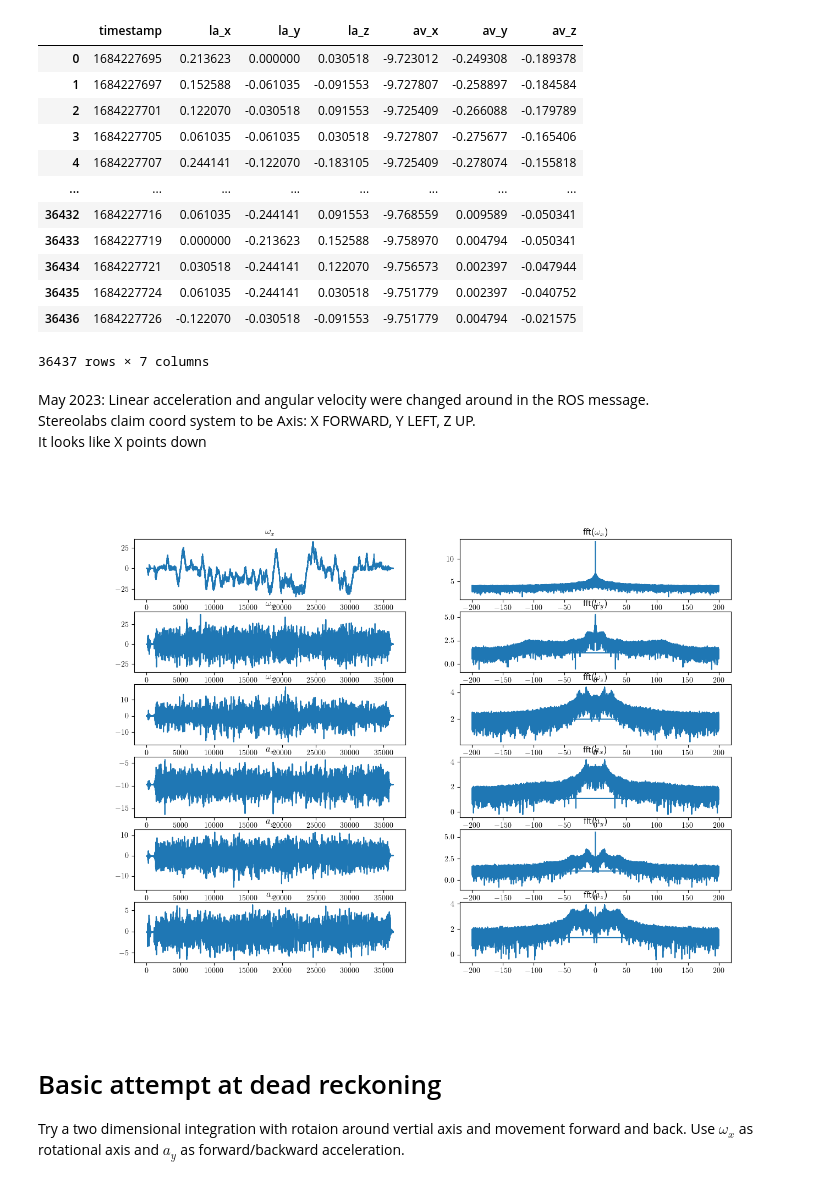
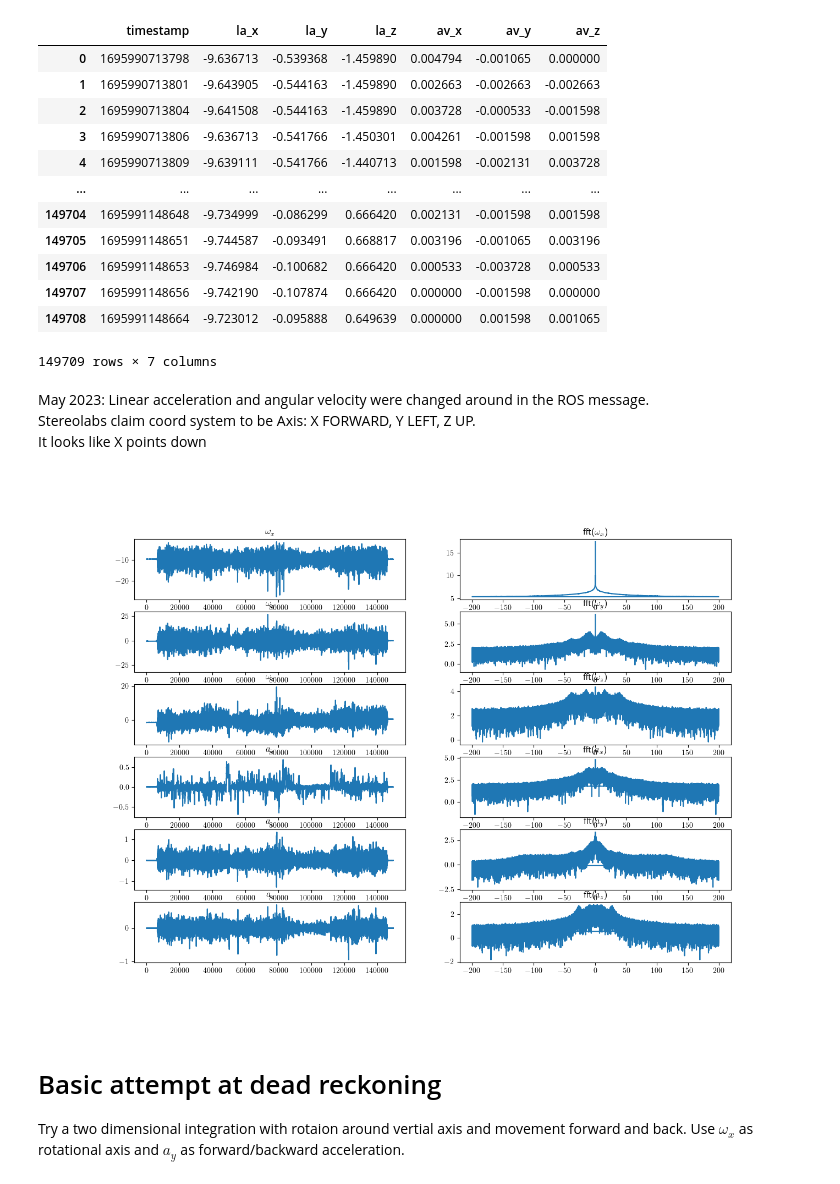
Before and after one commit to tbabluct/gtsam-jupyter, a Jupyter notebook: plot_imu.ipynb, the cells around one changed output. Drawn from its saved outputs; the diff is of its cells as text; code cells hidden in the pictures.

```diff
--- a/plot_imu.ipynb
+++ b/plot_imu.ipynb
@@ -3,22 +3,22 @@ import numpy as np
 import pandas as pd
 from matplotlib import pyplot as plt
 # %%
-df = pd.read_csv("/home/torsten/ms/data/rosbag2_2023_05_16-04_49_06/imu_topic.csv")
+df = pd.read_csv("/home/torsten/ms/data/rosbag2_old_zoo_a_09_29/imu.csv")
 df
 # %% [output]
 |  | timestamp | la_x | la_y | la_z | av_x | av_y | av_z |
-| 0 | 1684227695 | 0.213623 | 0.000000 | 0.030518 | -9.723012 | -0.249308 | -0.189378 |
-| 1 | 1684227697 | 0.152588 | -0.061035 | -0.091553 | -9.727807 | -0.258897 | -0.184584 |
-| 2 | 1684227701 | 0.122070 | -0.030518 | 0.091553 | -9.725409 | -0.266088 | -0.179789 |
-| 3 | 1684227705 | 0.061035 | -0.061035 | 0.030518 | -9.727807 | -0.275677 | -0.165406 |
-| 4 | 1684227707 | 0.244141 | -0.122070 | -0.183105 | -9.725409 | -0.278074 | -0.155818 |
+| 0 | 1695990713798 | -9.636713 | -0.539368 | -1.459890 | 0.004794 | -0.001065 | 0.000000 |
+| 1 | 1695990713801 | -9.643905 | -0.544163 | -1.459890 | 0.002663 | -0.002663 | -0.002663 |
+| 2 | 1695990713804 | -9.641508 | -0.544163 | -1.459890 | 0.003728 | -0.000533 | -0.001598 |
+| 3 | 1695990713806 | -9.636713 | -0.541766 | -1.450301 | 0.004261 | -0.001598 | 0.001598 |
+| 4 | 1695990713809 | -9.639111 | -0.541766 | -1.440713 | 0.001598 | -0.002131 | 0.003728 |
 | ... | ... | ... | ... | ... | ... | ... | ... |
-| 36432 | 1684227716 | 0.061035 | -0.244141 | 0.091553 | -9.768559 | 0.009589 | -0.050341 |
-| 36433 | 1684227719 | 0.000000 | -0.213623 | 0.152588 | -9.758970 | 0.004794 | -0.050341 |
-| 36434 | 1684227721 | 0.030518 | -0.244141 | 0.122070 | -9.756573 | 0.002397 | -0.047944 |
-| 36435 | 1684227724 | 0.061035 | -0.244141 | 0.030518 | -9.751779 | 0.002397 | -0.040752 |
-| 36436 | 1684227726 | -0.122070 | -0.030518 | -0.091553 | -9.751779 | 0.004794 | -0.021575 |
+| 149704 | 1695991148648 | -9.734999 | -0.086299 | 0.666420 | 0.002131 | -0.001598 | 0.001598 |
+| 149705 | 1695991148651 | -9.744587 | -0.093491 | 0.668817 | 0.003196 | -0.001065 | 0.003196 |
+| 149706 | 1695991148653 | -9.746984 | -0.100682 | 0.666420 | 0.000533 | -0.003728 | 0.000533 |
+| 149707 | 1695991148656 | -9.742190 | -0.107874 | 0.666420 | 0.000000 | -0.001598 | 0.000000 |
+| 149708 | 1695991148664 | -9.723012 | -0.095888 | 0.649639 | 0.000000 | 0.001598 | 0.001065 |
-36437 rows × 7 columns
+149709 rows × 7 columns
 # %% [markdown]
 May 2023: Linear acceleration and angular velocity were changed around in the ROS message.
 Stereolabs claim coord system to be Axis: X FORWARD, Y LEFT, Z UP.
@@ -45,7 +45,7 @@ for i in range(6):
     plt.plot(np.fft.fftfreq(df.iloc[:,i].shape[0], 1/400),np.log10(np.abs(np.fft.fft(df.iloc[:,i].values))))
 plt.show()
 # %% [output]
-[figure, old version]
+[figure, new version]
 # %% [markdown]
 # Basic attempt at dead reckoning
 Try a two dimensional integration with rotaion around vertial axis and movement forward and back. Use $\omega_x$ as rotational axis and $a_y$ as forward/backward acceleration.
```
Also changed, not shown: parts of 3 cells of this notebook, 8 other files.
